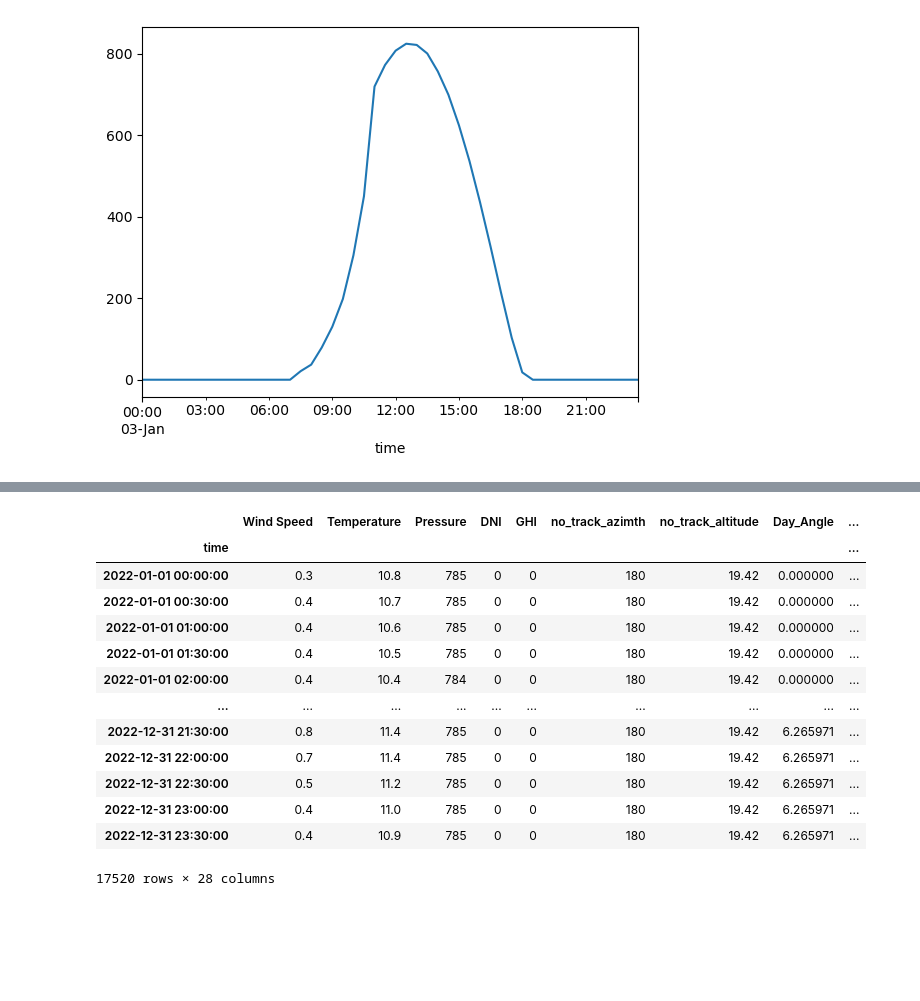
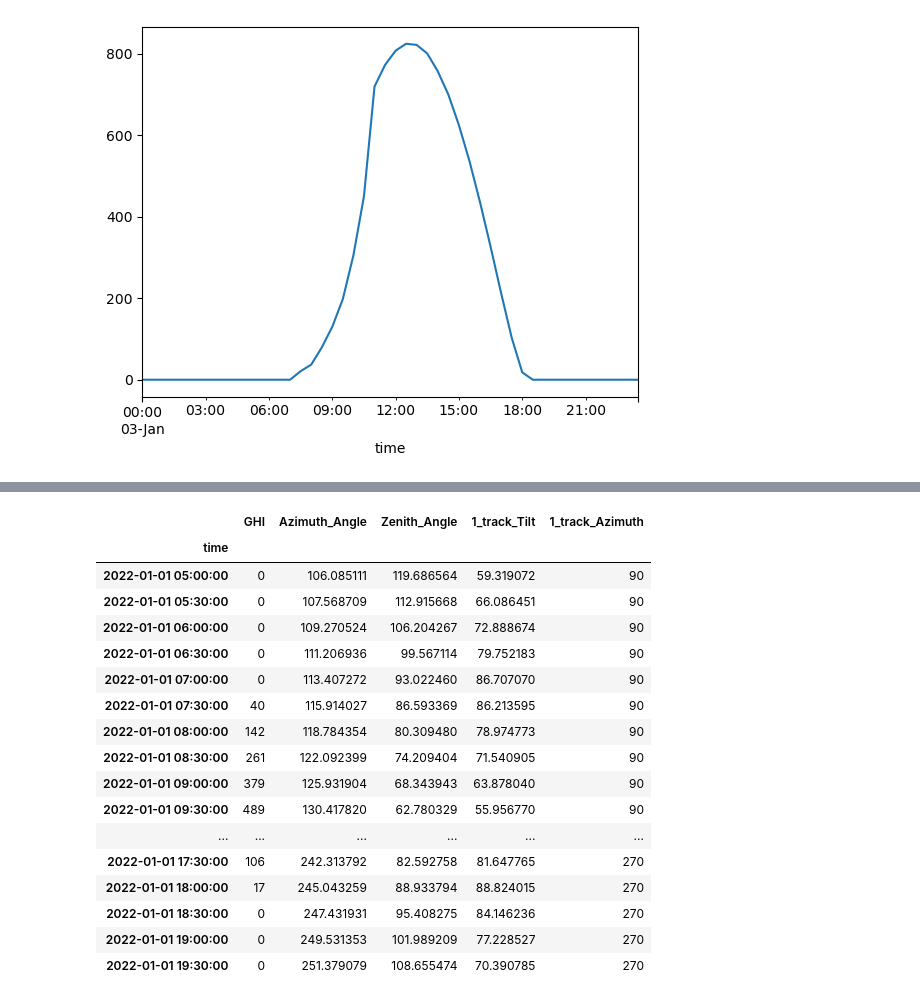
Before and after one commit to rodrigoms95/recurso_solar, a Jupyter notebook: code_2/track_test.ipynb, the cells around one changed output, grey strips where cells are left out. Cells and saved outputs as stored; diff of their text form; code cells hidden in the pictures; blank space fills up the shorter version.

```diff
--- a/code_2/track_test.ipynb
+++ b/code_2/track_test.ipynb
@@ -91,31 +103,42 @@ df
-# %%
-azimuth_tracker = 180
-
-df["no_track_Azimuth"]   = 180
-df["no_track_Zenith"] = 90 - lat
-df["R"] = ( atan( tan(df["Zenith_Angle"])
-    * sin(df["Azimuth_Angle"] - azimuth_tracker) ) )
-df["1_track_Altitude"] = 90 - df["R"]
-df["1_track_Azimuth"] = 90
-df["1_track_Azimuth"] = df["1_track_Azimuth"].where( df["R"] != 0,
-    azimuth_tracker + asin( sin(df["R"]) / sin(np.abs(df["R"])) ) )
-df["2_track_Azimuth"] = df["Azimuth_Angle"]
-df["2_track_Zenith"] = df["Zenith_Angle"]
-df["bifacial_vertical_azimuth"] = 270
-df["bifacial_vertical_altitude"] = 90
-df
-# %% [output]
-|  | Wind Speed | Temperature | Pressure | DNI | GHI | no_track_azimth | no_track_altitude | Day_Angle | ... |
-| time |  |  |  |  |  |  |  |  | ... |
-| 2022-01-01 00:00:00 | 0.3 | 10.8 | 785 | 0 | 0 | 180 | 19.42 | 0.000000 | ... |
-| 2022-01-01 00:30:00 | 0.4 | 10.7 | 785 | 0 | 0 | 180 | 19.42 | 0.000000 | ... |
-| 2022-01-01 01:00:00 | 0.4 | 10.6 | 785 | 0 | 0 | 180 | 19.42 | 0.000000 | ... |
-| 2022-01-01 01:30:00 | 0.4 | 10.5 | 785 | 0 | 0 | 180 | 19.42 | 0.000000 | ... |
-| 2022-01-01 02:00:00 | 0.4 | 10.4 | 784 | 0 | 0 | 180 | 19.42 | 0.000000 | ... |
-| ... | ... | ... | ... | ... | ... | ... | ... | ... | ... |
-| 2022-12-31 21:30:00 | 0.8 | 11.4 | 785 | 0 | 0 | 180 | 19.42 | 6.265971 | ... |
-| 2022-12-31 22:00:00 | 0.7 | 11.4 | 785 | 0 | 0 | 180 | 19.42 | 6.265971 | ... |
-| 2022-12-31 22:30:00 | 0.5 | 11.2 | 785 | 0 | 0 | 180 | 19.42 | 6.265971 | ... |
-| 2022-12-31 23:00:00 | 0.4 | 11.0 | 785 | 0 | 0 | 180 | 19.42 | 6.265971 | ... |
-| 2022-12-31 23:30:00 | 0.4 | 10.9 | 785 | 0 | 0 | 180 | 19.42 | 6.265971 | ... |
-17520 rows × 28 columns
+# %%
+cases = [ "no_track", "1_track", "2_track", "bifacial_vertical" ]
+track_tilt    = [ f"{x}_Tilt"               for x in cases ]
+track_azimuth = [ f"{x}_Azimuth"            for x in cases ]
+track_AOI     = [ f"{x}_Angle_of_Incidence" for x in cases ]
+track_POA     = [ f"{x}_POA"                for x in cases ]
+
+azimuth_tracker = 180
+tilt_tracker    = 0
+
+df[track_azimuth[0]] = 180
+df[track_tilt[0]   ] = lat
+df[track_tilt[1]   ] = np.abs( atan( tan(df["Zenith_Angle"])
+    * sin(df["Azimuth_Angle"] - azimuth_tracker) ) )
+df[track_azimuth[1]] = 90
+df[track_azimuth[1]] = df["1_track_Azimuth"
+    ].where(df["Azimuth_Angle"]<180, 270)
+df[track_tilt[2]   ] = df["Zenith_Angle"]
+df[track_azimuth[2]] = df["Azimuth_Angle"]
+df[track_tilt[3]   ] = 90
+df[track_azimuth[3]] = 270
+df.iloc[10:40][ ["GHI", "Azimuth_Angle",
+    "Zenith_Angle", "1_track_Tilt", "1_track_Azimuth"] ]
+# %% [output]
+|  | GHI | Azimuth_Angle | Zenith_Angle | 1_track_Tilt | 1_track_Azimuth |
+| time |  |  |  |  |  |
+| 2022-01-01 05:00:00 | 0 | 106.085111 | 119.686564 | 59.319072 | 90 |
+| 2022-01-01 05:30:00 | 0 | 107.568709 | 112.915668 | 66.086451 | 90 |
+| 2022-01-01 06:00:00 | 0 | 109.270524 | 106.204267 | 72.888674 | 90 |
+| 2022-01-01 06:30:00 | 0 | 111.206936 | 99.567114 | 79.752183 | 90 |
+| 2022-01-01 07:00:00 | 0 | 113.407272 | 93.022460 | 86.707070 | 90 |
+| 2022-01-01 07:30:00 | 40 | 115.914027 | 86.593369 | 86.213595 | 90 |
+| 2022-01-01 08:00:00 | 142 | 118.784354 | 80.309480 | 78.974773 | 90 |
+| 2022-01-01 08:30:00 | 261 | 122.092399 | 74.209404 | 71.540905 | 90 |
+| 2022-01-01 09:00:00 | 379 | 125.931904 | 68.343943 | 63.878040 | 90 |
+| 2022-01-01 09:30:00 | 489 | 130.417820 | 62.780329 | 55.956770 | 90 |
+| ... | ... | ... | ... | ... | ... |
+| 2022-01-01 17:30:00 | 106 | 242.313792 | 82.592758 | 81.647765 | 270 |
+| 2022-01-01 18:00:00 | 17 | 245.043259 | 88.933794 | 88.824015 | 270 |
+| 2022-01-01 18:30:00 | 0 | 247.431931 | 95.408275 | 84.146236 | 270 |
+| 2022-01-01 19:00:00 | 0 | 249.531353 | 101.989209 | 77.228527 | 270 |
+| 2022-01-01 19:30:00 | 0 | 251.379079 | 108.655474 | 70.390785 | 270 |
```
Also changed, not shown: parts of 4 cells of this notebook.
